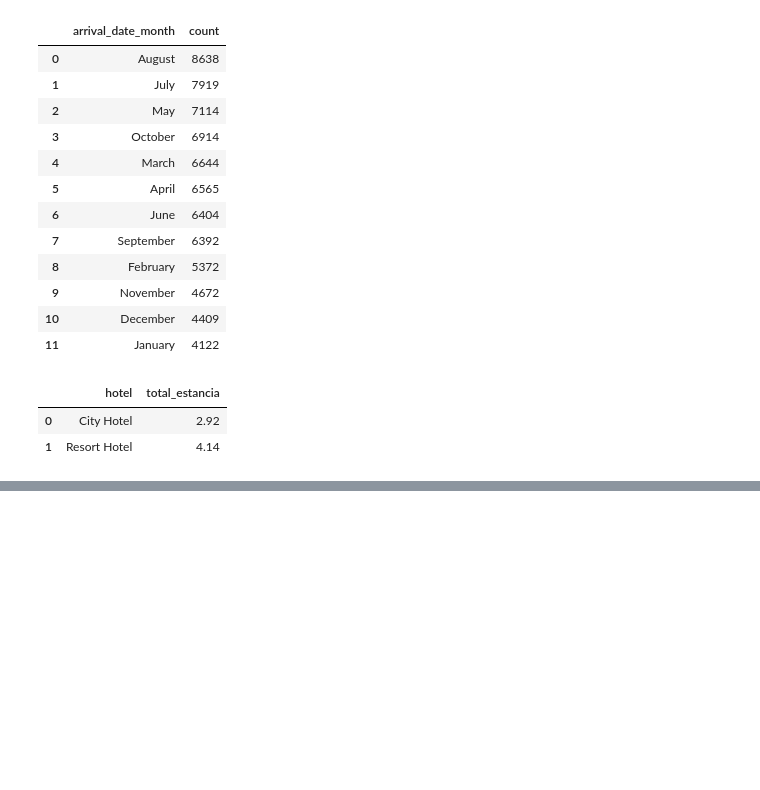
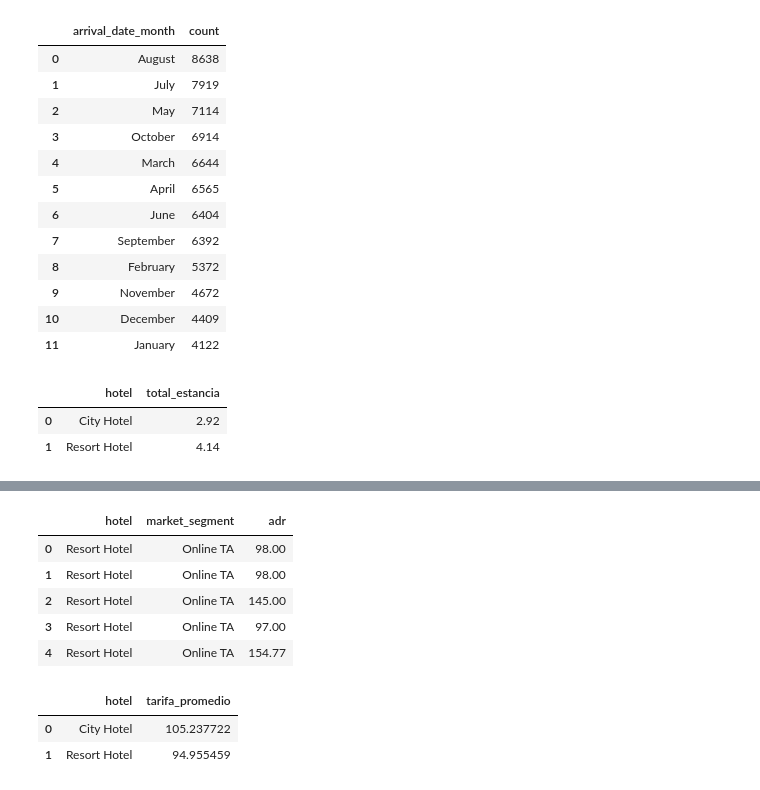
Before and after one commit to luisferdm6/02_analisis_hotelero_pandas, a Jupyter notebook: 01_limpieza_y_agrupaciones_hotel.ipynb, the cells around one changed output, grey strips where cells are left out. Cells and saved outputs as stored; diff of their text form; code cells hidden in the pictures; blank space fills up the shorter version.

```diff
--- a/01_limpieza_y_agrupaciones_hotel.ipynb
+++ b/01_limpieza_y_agrupaciones_hotel.ipynb
@@ -805,0 +849,33 @@ estancia_promedio
+# %%
+#¿Cómo extraemos las primeras 5 reservas efectivas del segmento de agencias en línea, mostrando únicamente el tipo de hotel, el segmento y el precio diario?
+
+consulta_texto = duckdb.sql("""
+SELECT hotel, market_segment, adr
+FROM df_real
+WHERE is_canceled = 0 AND market_segment = 'Online TA'
+LIMIT 5
+""").df()
+
+consulta_texto
+# %% [output]
+|  | hotel | market_segment | adr |
+| 0 | Resort Hotel | Online TA | 98.00 |
+| 1 | Resort Hotel | Online TA | 98.00 |
+| 2 | Resort Hotel | Online TA | 145.00 |
+| 3 | Resort Hotel | Online TA | 97.00 |
+| 4 | Resort Hotel | Online TA | 154.77 |
+# %%
+#¿Cuál es la tarifa promedio diaria por cada tipo de hotel, ordenando del hotel más caro al más barato?
+
+consulta_agrupada = duckdb.sql("""
+SELECT hotel, AVG(adr) AS tarifa_promedio
+FROM df_real
+GROUP BY hotel
+ORDER BY tarifa_promedio DESC
+""").df()
+
+consulta_agrupada
+# %% [output]
+|  | hotel | tarifa_promedio |
+| 0 | City Hotel | 105.237722 |
+| 1 | Resort Hotel | 94.955459 |
```
Also changed, not shown: parts of 3 cells of this notebook.
